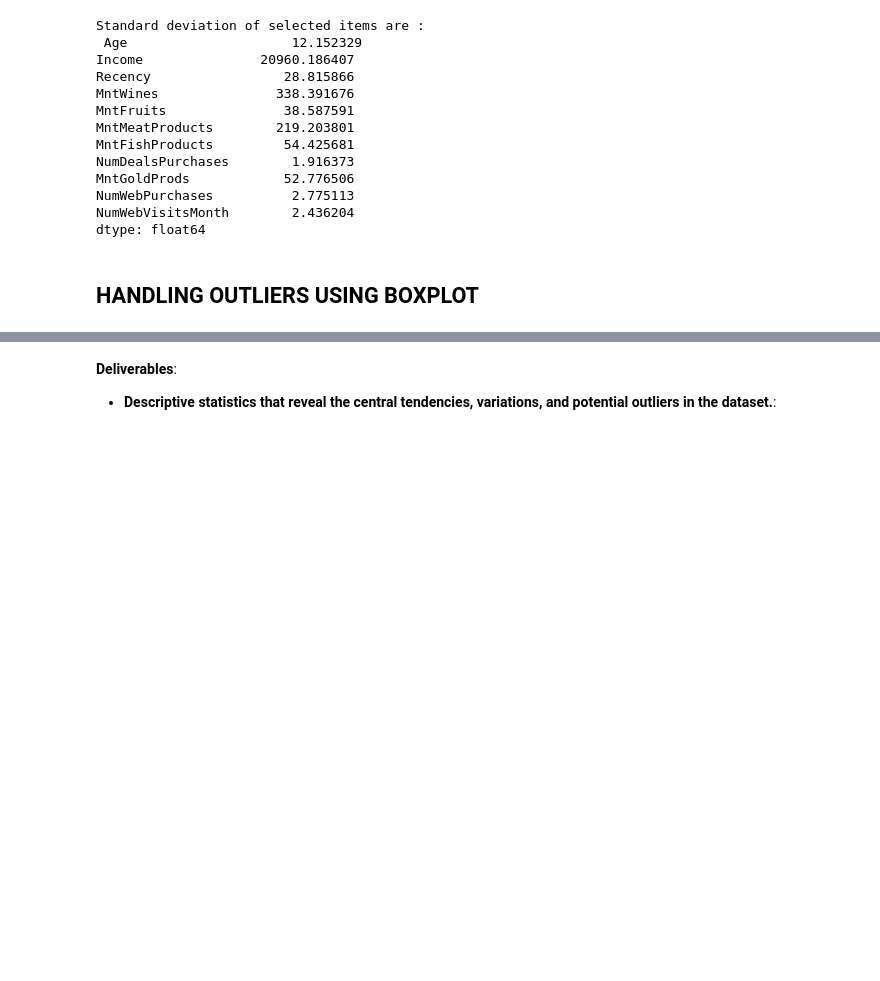
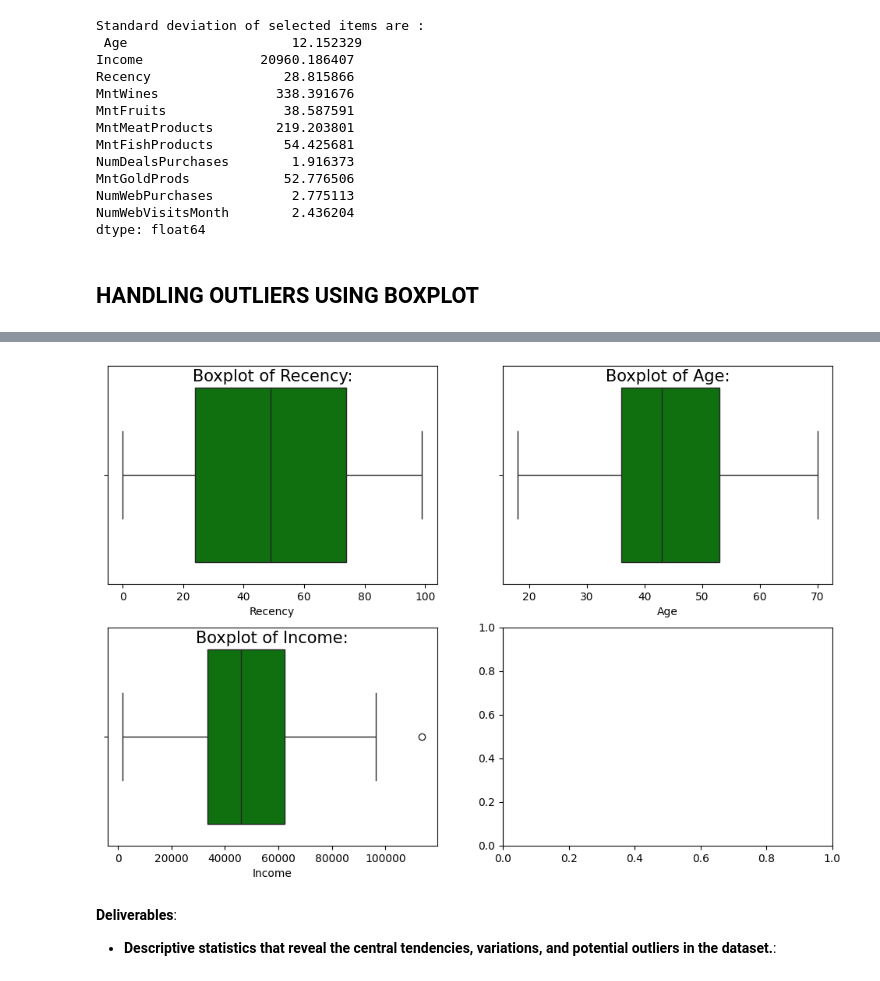
Before and after one commit to Tilak46-R/-Customer-Purchase-Behavior-Analysis-using-Descriptive-Statistics, a Jupyter notebook: Tilak_Assignment_of_Applied_Statistics_Project.ipynb, the cells around one changed output, grey strips where cells are left out. Cells and saved outputs as stored; diff of their text form; code cells hidden in the pictures; blank space fills up the shorter version.

```diff
--- a/Tilak_Assignment_of_Applied_Statistics_Project.ipynb
+++ b/Tilak_Assignment_of_Applied_Statistics_Project.ipynb
@@ -570,3 +511,39 @@ dtype: float64
+# %%
+columns_with_outliers = ['Income', 'Age', 'MntWines', 'MntFruits', 'MntMeatProducts']
+
+def remove_outliers(data,columns):
+
+    for column in columns:
+        Q1 = data[column].quantile(0.20)
+        Q3 = data[column].quantile(0.80)
+        IQR = Q3  - Q1
+
+#Defining the lower and upper bounds
+
+        lower_bound = Q1 - 1.5 * IQR
+        upper_bound = Q3  + 1.5 * IQR
+
+        data = data[(data[column] >= lower_bound) & (data[column] <= upper_bound)]
+
+    return data
+# %%
+new_df = remove_outliers(df,columns_with_outliers)
+# %%
+key_variables = ['Recency','Age','Income']
+
+length_of_variables = len(key_variables)
+
+fig, axes = plt.subplots(nrows = 2, ncols = 2, figsize = (12,8))
+
+axes = axes.flatten()
+
+for i, variable in enumerate(key_variables):
+  sns.boxplot(x = variable, data = new_df, ax = axes[i], color = 'g')
+  axes[i].set_title(f'Boxplot of {variable}:', y = 0.90, color = 'black',fontsize = 15)
+
+plt.show()
+# %% [output]
+[figure, added]
 # %% [markdown]
 **Deliverables**:
 
```
Also changed, not shown: parts of 21 cells of this notebook.
